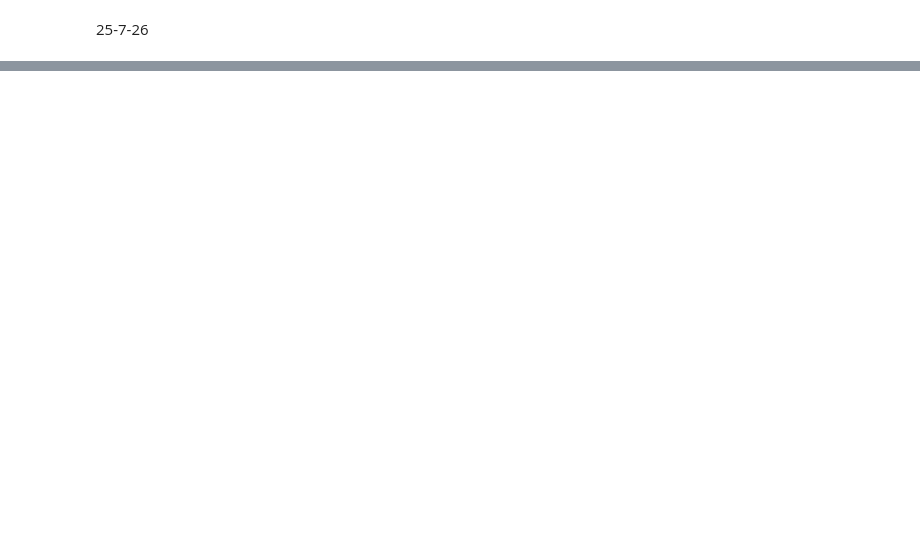
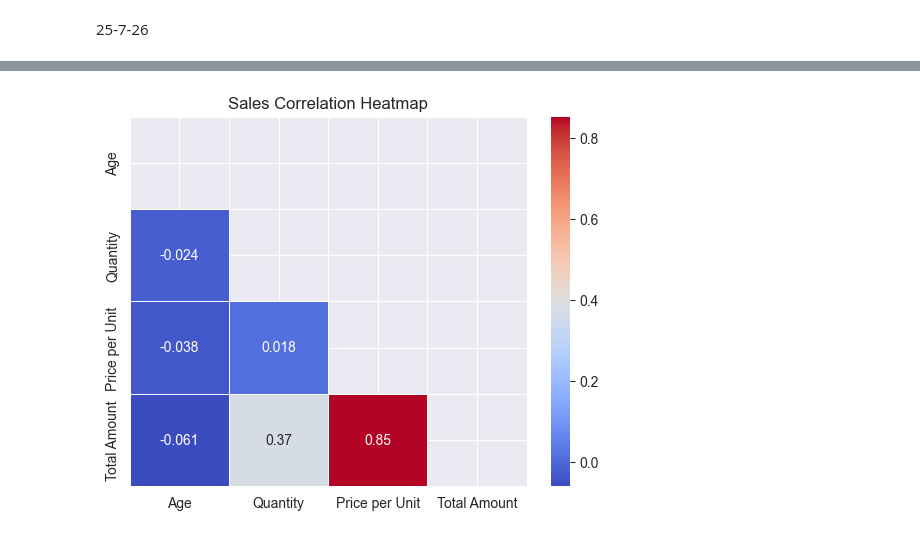
Before and after one commit to esairajesh2-droid/visualization-_learning, a Jupyter notebook: simplevisualization5.ipynb, the cells around one changed output, grey strips where cells are left out. Drawn from its saved outputs; the diff is of its cells as text; code cells hidden in the pictures; blank space fills up the shorter version.

```diff
--- a/simplevisualization5.ipynb
+++ b/simplevisualization5.ipynb
@@ -384,0 +387,17 @@ AttributeError: PathCollection.set() got an unexpected keyword argument 'jitter'
+# %%
+import numpy as np
+
+corr=df[["Age","Quantity","Price per Unit","Total Amount"]].corr()
+
+sns.heatmap(
+    corr,
+    annot=True,
+    cmap="coolwarm",
+    linewidths=0.5,
+    mask=np.triu(corr)
+)
+
+plt.title("Sales Correlation Heatmap")
+plt.show()
+# %% [output]
+[figure, added]
```
Also changed, not shown: parts of 4 cells of this notebook.
